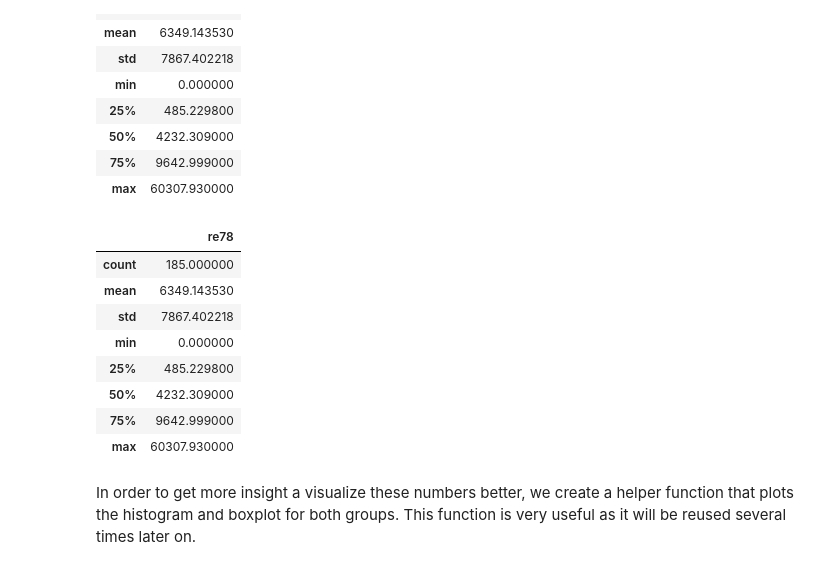
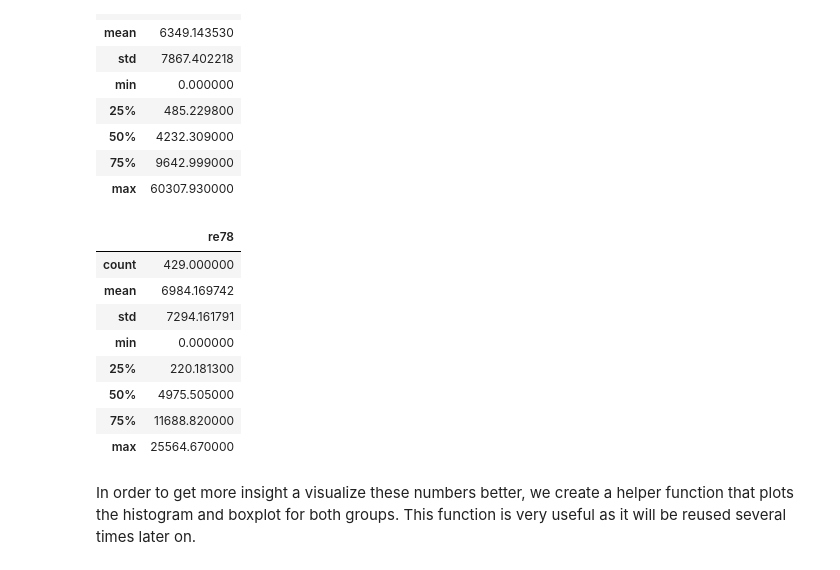
Before and after one commit to brunowicht/ada_project, a Jupyter notebook: 04 - Applied ML/Homework4.ipynb, the cells around one changed output. Cells and saved outputs as stored; diff of their text form; code cells hidden in the pictures.

```diff
--- a/04 - Applied ML/Homework4.ipynb
+++ b/04 - Applied ML/Homework4.ipynb
@@ -50,17 +51,17 @@ data_treated[['re78']].describe()
 | 75% | 9642.999000 |
 | max | 60307.930000 |
 # %%
-data_treated[['re78']].describe()
+data_untreated[['re78']].describe()
 # %% [output]
 |  | re78 |
-| count | 185.000000 |
-| mean | 6349.143530 |
-| std | 7867.402218 |
+| count | 429.000000 |
+| mean | 6984.169742 |
+| std | 7294.161791 |
 | min | 0.000000 |
-| 25% | 485.229800 |
-| 50% | 4232.309000 |
-| 75% | 9642.999000 |
-| max | 60307.930000 |
+| 25% | 220.181300 |
+| 50% | 4975.505000 |
+| 75% | 11688.820000 |
+| max | 25564.670000 |
 # %% [markdown]
 In order to get more insight a visualize these numbers better, we create a helper function that plots the histogram and boxplot for both groups. This function is very useful as it will be reused several times later on.
 # %%
```
Also changed, not shown: parts of 20 cells of this notebook.
